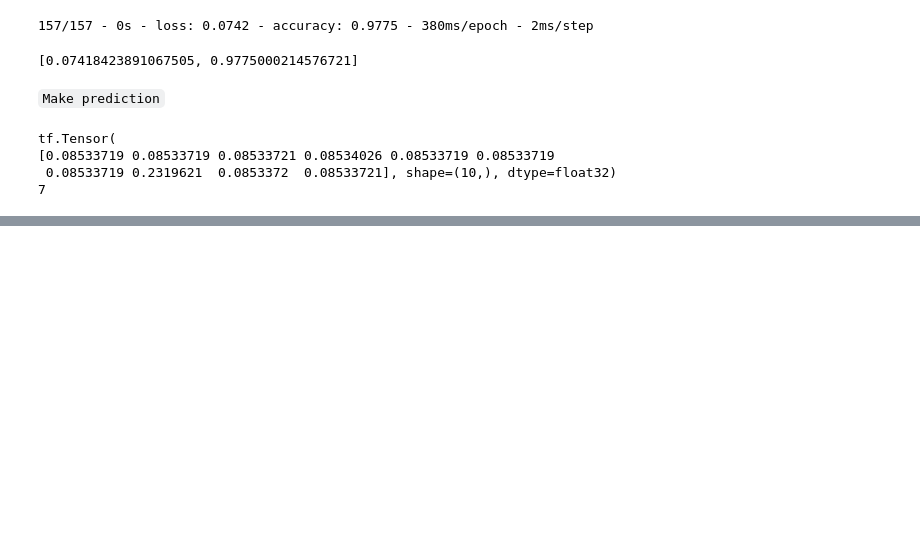
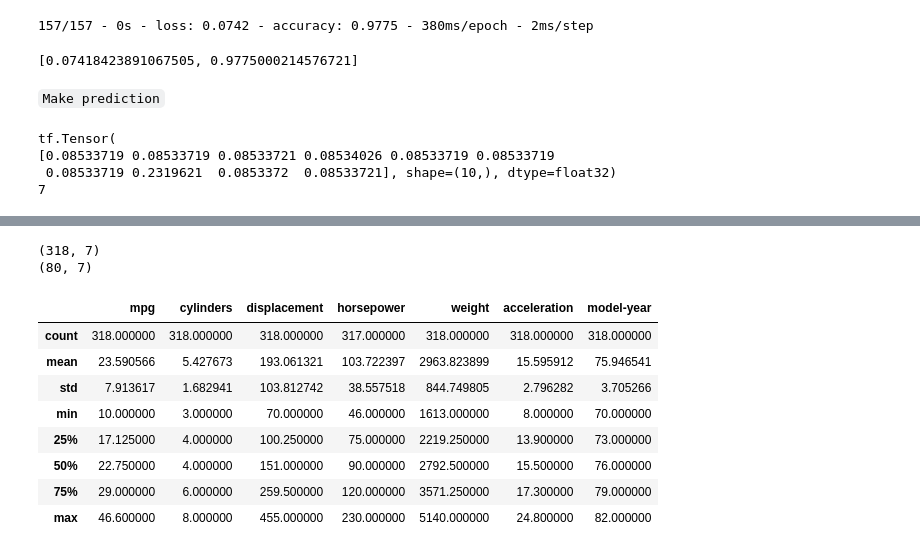
Before and after one commit to AqueeqAzam/Deep-learning-for-computer-vision-and-nlp-with-tensorflow, a Jupyter notebook: tf_application.ipynb, the cells around one changed output, grey strips where cells are left out. Drawn from its saved outputs; the diff is of its cells as text; code cells hidden in the pictures; blank space fills up the shorter version.

```diff
--- a/tf_application.ipynb
+++ b/tf_application.ipynb
@@ -83,0 +117,6 @@ tf.Tensor(
+# %%
+import pandas as pd
+
+# Use the raw CSV URL
+dataset = pd.read_csv('https://raw.githubusercontent.com/plotly/datasets/master/auto-mpg.csv')
+dataset.head(5)
@@ -83,0 +130,20 @@ tf.Tensor(
+# %%
+train_dataset = dataset.sample(frac=0.8, random_state=0)
+test_dataset = dataset.drop(train_dataset.index)
+
+print(train_dataset.shape)
+print(test_dataset.shape)
+
+train_dataset.describe()
+# %% [output]
+(318, 7)
+(80, 7)
+|  | mpg | cylinders | displacement | horsepower | weight | acceleration | model-year |
+| count | 318.000000 | 318.000000 | 318.000000 | 317.000000 | 318.000000 | 318.000000 | 318.000000 |
+| mean | 23.590566 | 5.427673 | 193.061321 | 103.722397 | 2963.823899 | 15.595912 | 75.946541 |
+| std | 7.913617 | 1.682941 | 103.812742 | 38.557518 | 844.749805 | 2.796282 | 3.705266 |
+| min | 10.000000 | 3.000000 | 70.000000 | 46.000000 | 1613.000000 | 8.000000 | 70.000000 |
+| 25% | 17.125000 | 4.000000 | 100.250000 | 75.000000 | 2219.250000 | 13.900000 | 73.000000 |
+| 50% | 22.750000 | 4.000000 | 151.000000 | 90.000000 | 2792.500000 | 15.500000 | 76.000000 |
+| 75% | 29.000000 | 6.000000 | 259.500000 | 120.000000 | 3571.250000 | 17.300000 | 79.000000 |
+| max | 46.600000 | 8.000000 | 455.000000 | 230.000000 | 5140.000000 | 24.800000 | 82.000000 |
```
Also changed, not shown: parts of 45 cells of this notebook.
